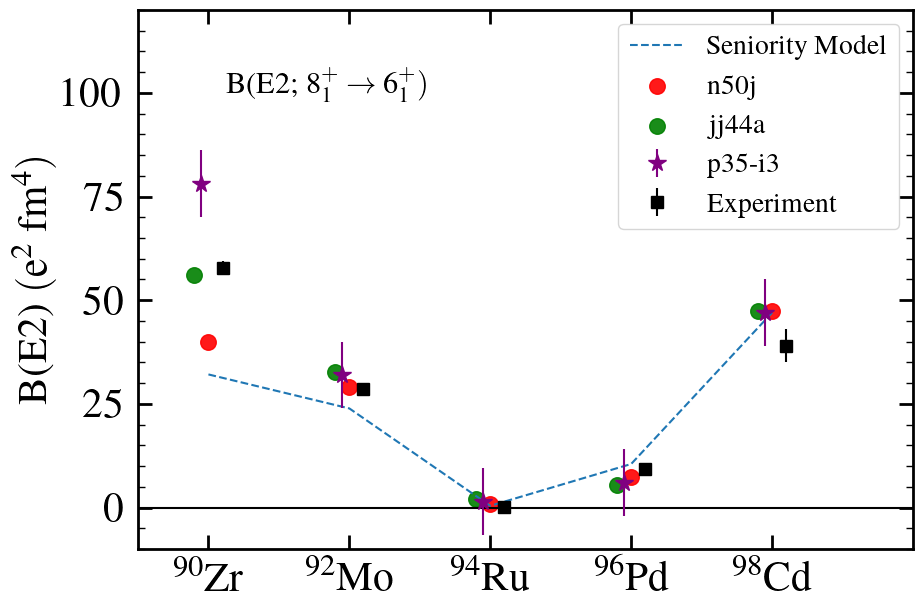
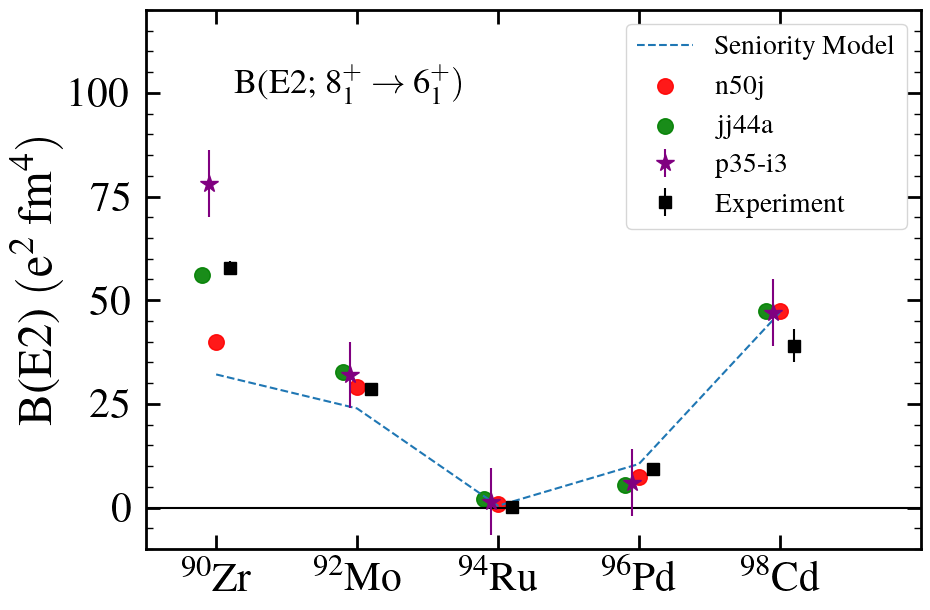
The change to this notebook cell's code, shown as a diff; its figure went from the first image to the second:
--- before
+++ after
@@ -13,8 +13,8 @@
                     fmt='*', mfc='purple', mec='purple', ecolor='purple', ms=13, label='p35-i3')
 plt.errorbar(np.array(A_even[5:]) + np.array([0.2,0.2,0.2,0.2,0.2]) , BE2_86_exp, yerr=BE2_86_error, fmt='s', mfc='black', mec='black', ecolor='black', ms=8, label='Experiment')
-plt.ylabel('B(E2) $\mathrm{(e^2 \ fm^4)}$', fontsize=30)
+plt.ylabel('B(E2) $\mathrm{(e^2 \ fm^4)}$', fontsize=35)
 plt.tick_params(which="major", direction="in", right=True, top=True, length=10, width=2, labelsize=30, pad=10)
 plt.tick_params(which="minor", direction="in", right=True, top=False, bottom=False, length=5, width=1, labelsize=20)
-plt.text(90.25, 100, r'B(E2; $\mathdefault{8^+_1 \rightarrow 6^+_1})$', fontsize = 22)
+plt.text(90.25, 100, r'B(E2; $\mathdefault{8^+_1 \rightarrow 6^+_1})$', fontsize = 25)
 plt.xlim(89,100)
 plt.ylim(-10,120)

Commit: Updated Figs